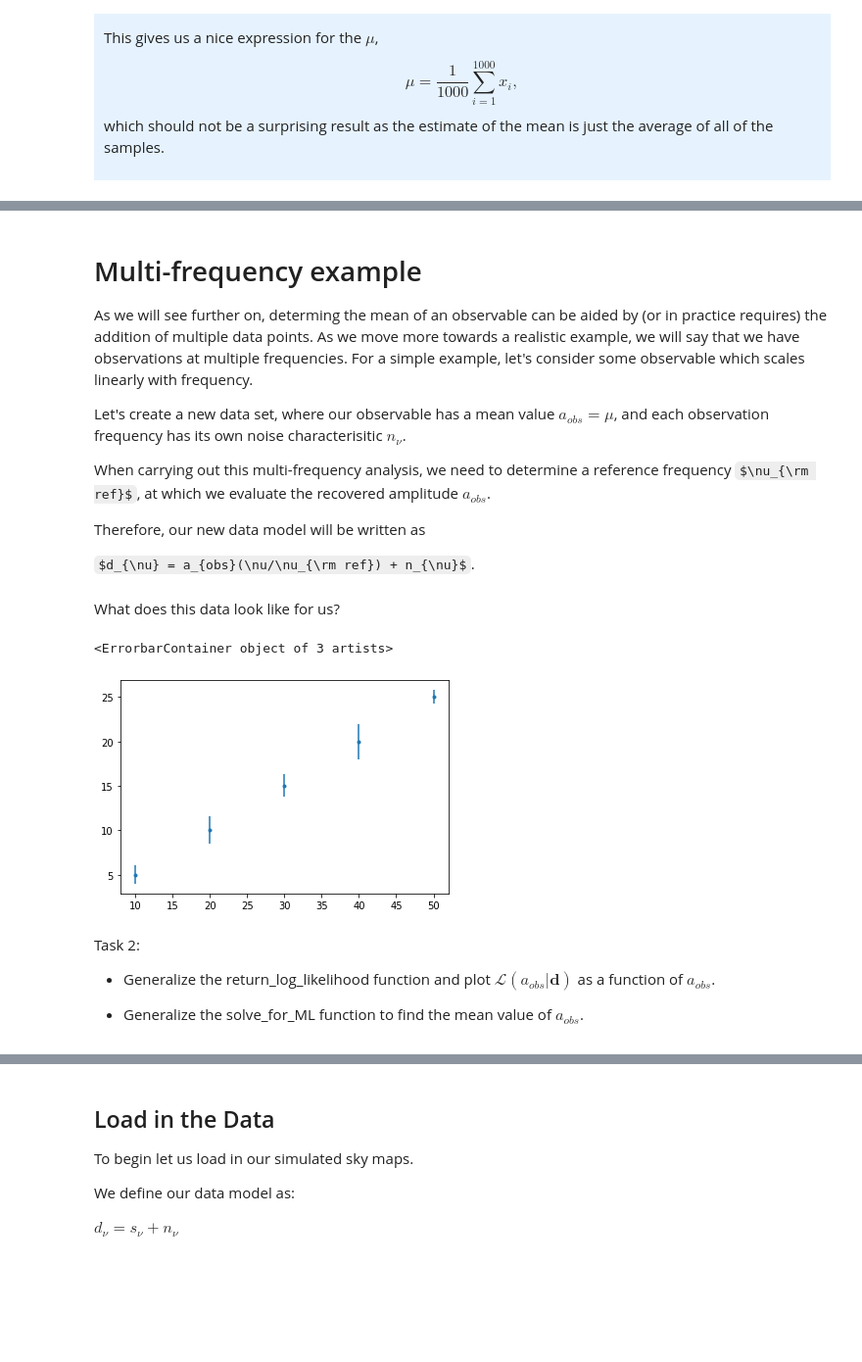
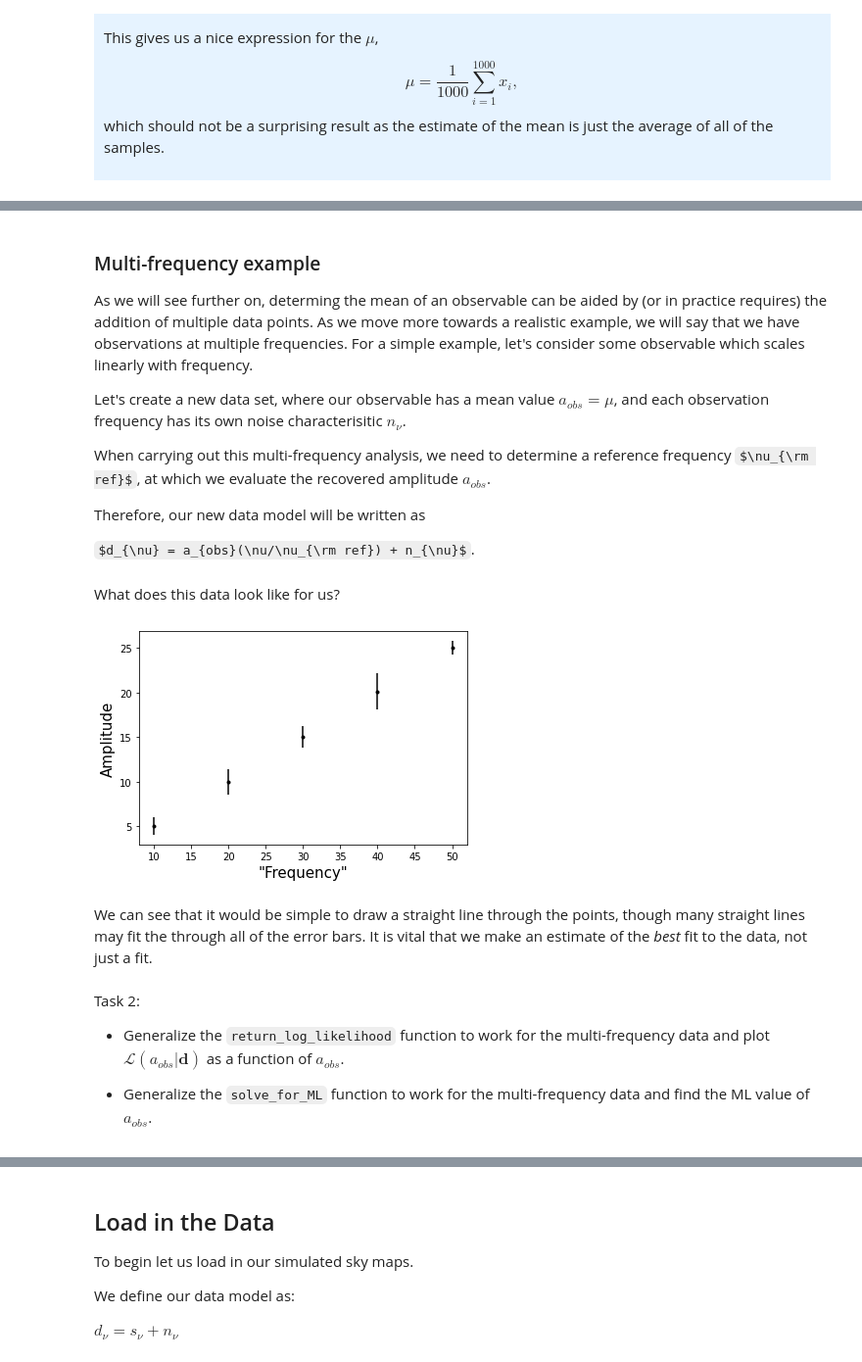
Before and after one commit to Cosmoglobe/Component-Separation-Course, a Jupyter notebook: build_your_own_gibbs_sampler.ipynb, the cells around one changed output, grey strips where cells are left out. Shown: that part at 98% size. Saved outputs shown, nothing was run; the diff lists cells and outputs as text; code cells hidden in the pictures; some formulas as TeX source; blank space fills up the shorter version.

```diff
--- a/build_your_own_gibbs_sampler.ipynb
+++ b/build_your_own_gibbs_sampler.ipynb
@@ -173,5 +175,5 @@ print(solve_for_ML(data,sigma))
 # %% [markdown]
-# Multi-frequency example
+### Multi-frequency example
 
 As we will see further on, determing the mean of an observable can be aided by (or in practice requires) the addition of multiple data points. As we move more towards a realistic example, we will say that we have observations at multiple frequencies. For a simple example, let's consider some observable which scales linearly with frequency.
 
@@ -194,28 +196,32 @@ data   = np.empty((ndraws,nfreq))
 # Reference frequency
 nu_ref = 20.
 
-def scaling(amplitude,frequency,reference):
+def gen_spectrum(amplitude,frequency,reference):
    return amplitude*(frequency/reference)
 
 for i in range(ndraws):
         for j in range(nfreq):
-            data[i][j] = scaling(mu,nus[j],nu_ref)+np.random.normal(0.0,sigmas[j])
+            data[i][j] = gen_spectrum(mu,nus[j],nu_ref)+np.random.normal(0.0,sigmas[j])
 # %% [markdown]
 What does this data look like for us?
 # %%
 data_mean  = np.empty(nfreq)
 data_error = np.empty(nfreq)
 for j in range(nfreq):
     data_mean[j]  = np.mean(data.T[j])
     data_error[j] = np.std(data.T[j])
 
-plt.errorbar(nus,data_mean,yerr=data_error,fmt='.')
+plt.errorbar(nus,data_mean,yerr=data_error,fmt='.',color='k')
+plt.xlabel('"Frequency"',size=15)
+plt.ylabel('Amplitude',size=15)
+plt.show()
 # %% [output]
-<ErrorbarContainer object of 3 artists>
-[figure, old version]
+[figure, new version]
+# %% [markdown]
+We can see that it would be simple to draw a straight line through the points, though many straight lines may fit the through all of the error bars. It is vital that we make an estimate of the *best* fit to the data, not just a fit.
 # %% [markdown]
 Task 2:
 
-- Generalize the return_log_likelihood function and plot $\mathcal{L}(a_{obs}|\boldsymbol d)$ as a function of $a_{obs}$.
+- Generalize the `return_log_likelihood` function to work for the multi-frequency data and plot $\mathcal{L}(a_{obs}|\boldsymbol d)$ as a function of $a_{obs}$.
 
-- Generalize the solve_for_ML function to find the mean value of $a_{obs}$.
+- Generalize the `solve_for_ML` function to work for the multi-frequency data and find the ML value of $a_{obs}$.
```
Also changed, not shown: parts of 25 cells of this notebook.
